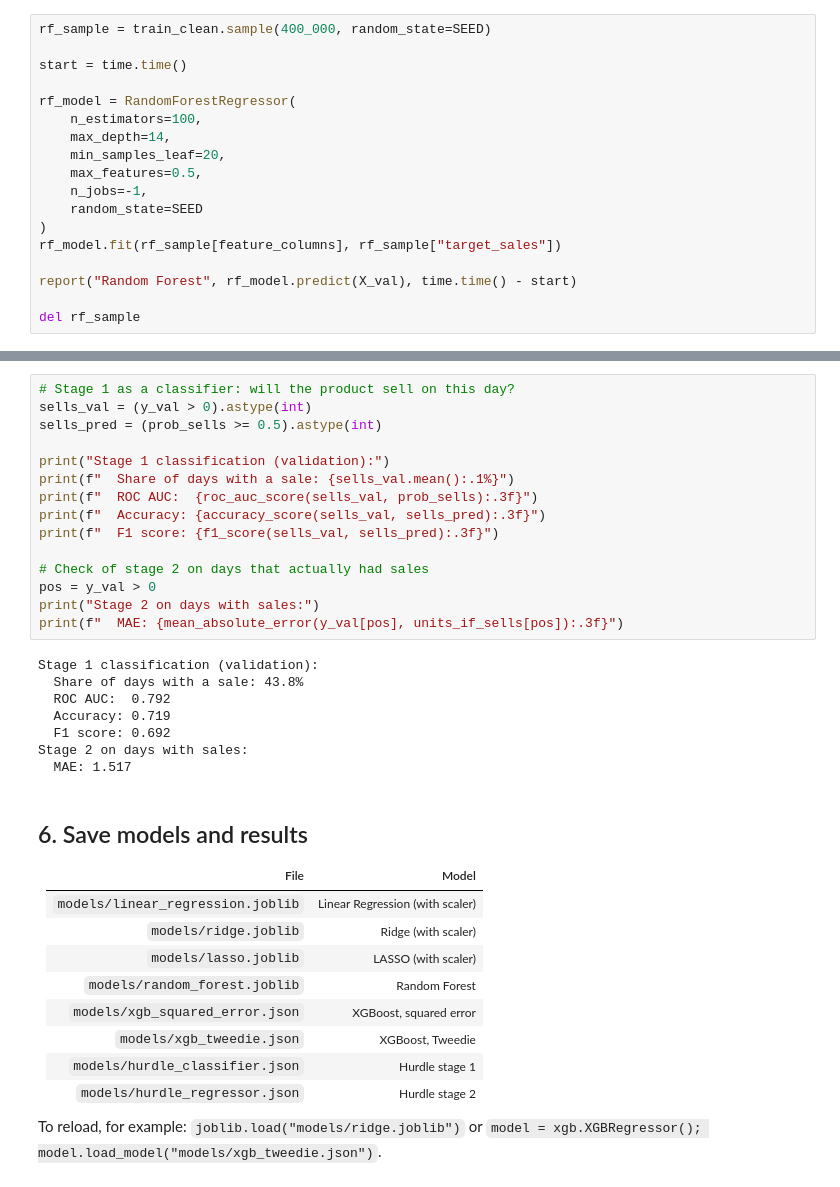
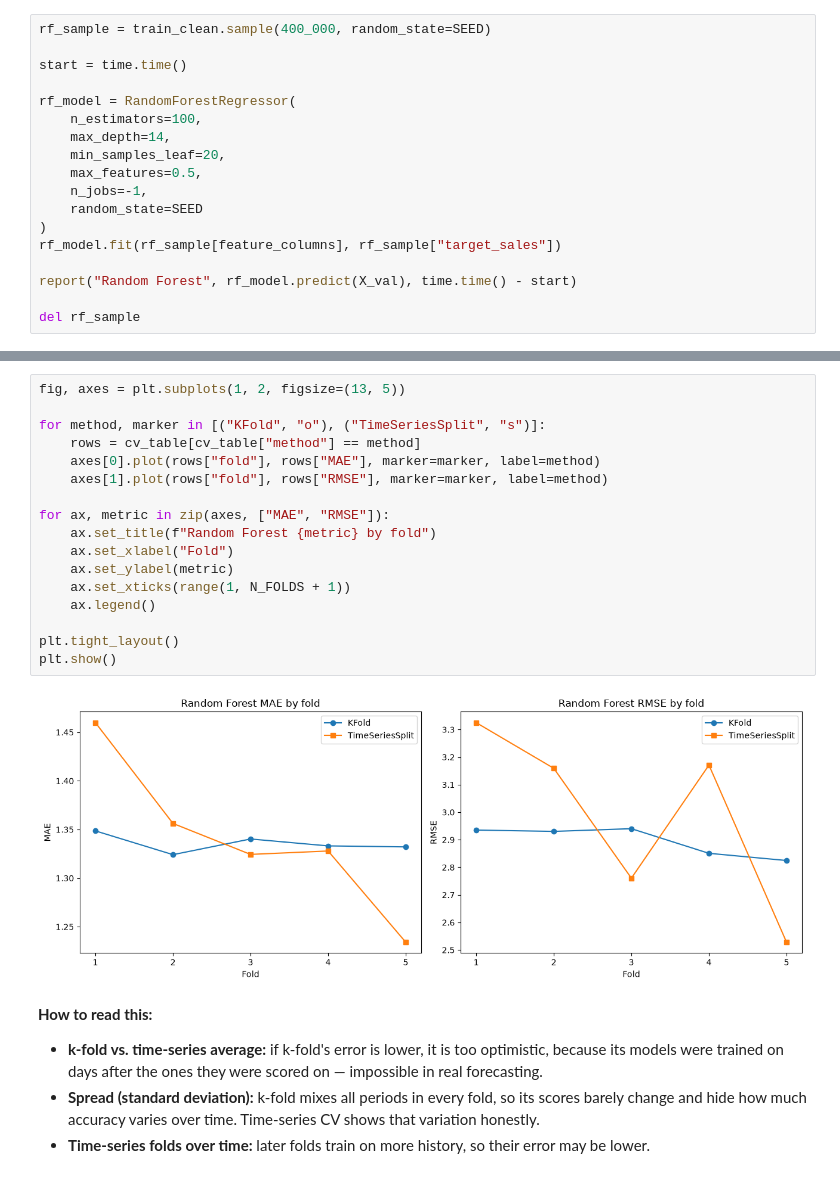
Before and after one commit to srikard727/cs463-sem-project, a Jupyter notebook: 03_Modeling.ipynb, the cells around one changed output, grey strips where cells are left out. Cells and saved outputs as stored; diff of their text form.

```diff
--- a/03_Modeling.ipynb
+++ b/03_Modeling.ipynb
@@ -429,40 +430,30 @@ report("Hurdle model (XGBoost + XGBoost)", hurdle_prediction, hurdle_seconds)
 # %%
-# Stage 1 as a classifier: will the product sell on this day?
-sells_val = (y_val > 0).astype(int)
-sells_pred = (prob_sells >= 0.5).astype(int)
+fig, axes = plt.subplots(1, 2, figsize=(13, 5))
 
-print("Stage 1 classification (validation):")
-print(f"  Share of days with a sale: {sells_val.mean():.1%}")
-print(f"  ROC AUC:  {roc_auc_score(sells_val, prob_sells):.3f}")
-print(f"  Accuracy: {accuracy_score(sells_val, sells_pred):.3f}")
-print(f"  F1 score: {f1_score(sells_val, sells_pred):.3f}")
+for method, marker in [("KFold", "o"), ("TimeSeriesSplit", "s")]:
+    rows = cv_table[cv_table["method"] == method]
+    axes[0].plot(rows["fold"], rows["MAE"], marker=marker, label=method)
+    axes[1].plot(rows["fold"], rows["RMSE"], marker=marker, label=method)
 
-# Check of stage 2 on days that actually had sales
-pos = y_val > 0
-print("Stage 2 on days with sales:")
-print(f"  MAE: {mean_absolute_error(y_val[pos], units_if_sells[pos]):.3f}")
+for ax, metric in zip(axes, ["MAE", "RMSE"]):
+    ax.set_title(f"Random Forest {metric} by fold")
+    ax.set_xlabel("Fold")
+    ax.set_ylabel(metric)
+    ax.set_xticks(range(1, N_FOLDS + 1))
+    ax.legend()
+
+plt.tight_layout()
+plt.show()
 # %% [output]
-Stage 1 classification (validation):
-  Share of days with a sale: 43.8%
-  ROC AUC:  0.792
-  Accuracy: 0.719
-  F1 score: 0.692
-Stage 2 on days with sales:
-  MAE: 1.517
+[figure, added]
 # %% [markdown]
-## 6. Save models and results
+**How to read this:**
 
-| File | Model |
-|---|---|
-| `models/linear_regression.joblib` | Linear Regression (with scaler) |
-| `models/ridge.joblib` | Ridge (with scaler) |
-| `models/lasso.joblib` | LASSO (with scaler) |
-| `models/random_forest.joblib` | Random Forest |
-| `models/xgb_squared_error.json` | XGBoost, squared error |
-| `models/xgb_tweedie.json` | XGBoost, Tweedie |
-| `models/hurdle_classifier.json` | Hurdle stage 1 |
-| `models/hurdle_regressor.json` | Hurdle stage 2 |
-
-To reload, for example:
-`joblib.load("models/ridge.joblib")` or
-`model = xgb.XGBRegressor(); model.load_model("models/xgb_tweedie.json")`.
+- **k-fold vs. time-series average:** if k-fold's error is lower, it is too
+  optimistic, because its models were trained on days after the ones they
+  were scored on — impossible in real forecasting.
+- **Spread (standard deviation):** k-fold mixes all periods in every fold, so
+  its scores barely change and hide how much accuracy varies over time.
+  Time-series CV shows that variation honestly.
+- **Time-series folds over time:** later folds train on more history, so
+  their error may be lower.
```
Also changed, not shown: parts of 23 cells of this notebook.
